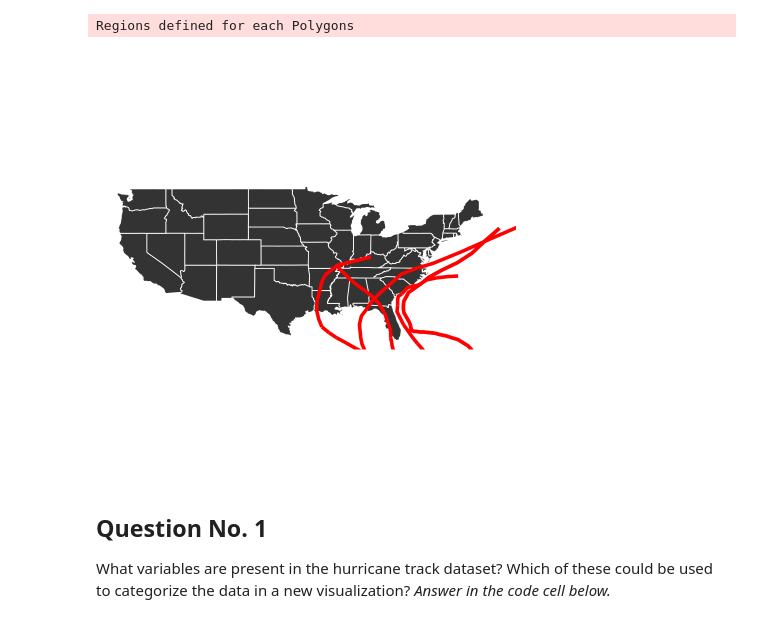
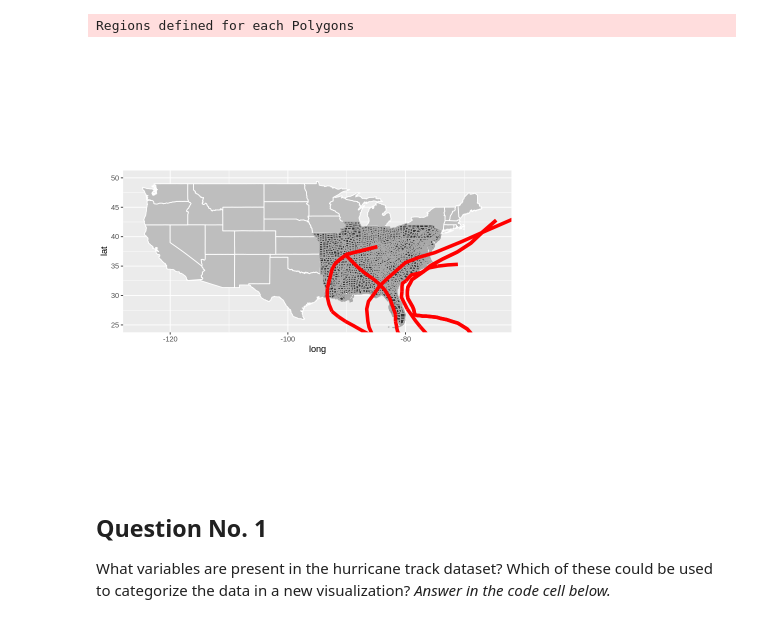
Before and after one commit to chrismgentry/GIS1-Exercise-4, a Jupyter notebook: GIS1_EX4.ipynb, the cells around one changed output. Saved outputs shown, nothing was run; the diff lists cells and outputs as text; code cells hidden in the pictures.

```diff
--- a/GIS1_EX4.ipynb
+++ b/GIS1_EX4.ipynb
@@ -226,12 +202,12 @@ Regions defined for each Polygons
 # %%
 ggplot() +
   geom_polygon(data = us, aes(x=long, y=lat, group=group), color = "white", fill = "gray") +
   geom_polygon(data = states, aes(x=long, y=lat, group=group), color = "white") +
+  geom_polygon(data = se_counties, aes(x=long, y=lat, group=group), color = "darkgray", fill = "NA") +
   geom_path(data = hurricane_tracks, aes(x=long, y=lat, group=group), color = "red", size = 2) +
-  coord_fixed(xlim = c(-125,-65), ylim = c(25,50)) +
-  theme_void()
+  coord_fixed(xlim = c(-125,-65), ylim = c(25,50))
 # %% [output]
-[figure, old version]
+[figure, new version]
 # %% [markdown]
 ## **Question No. 1**
 What variables are present in the hurricane track dataset? Which of these could be used to categorize the data in a new visualization? _Answer in the code cell below._<br>
```
Also changed, not shown: parts of 10 cells of this notebook, 2 other files.
